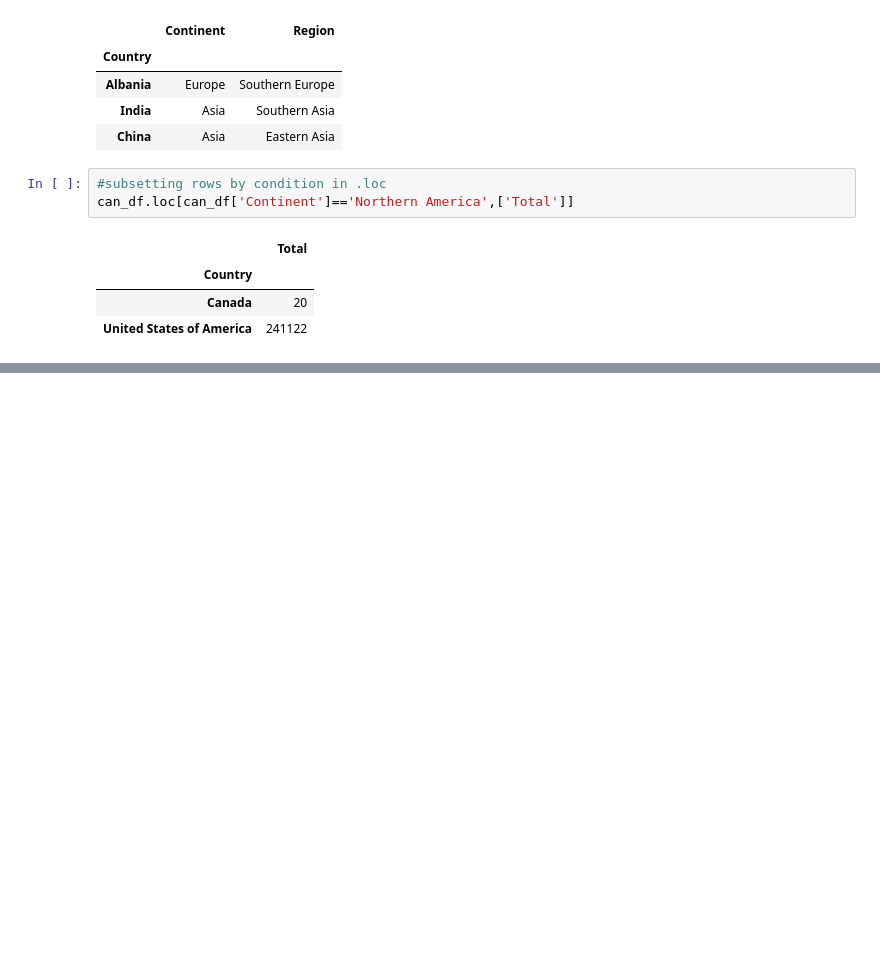
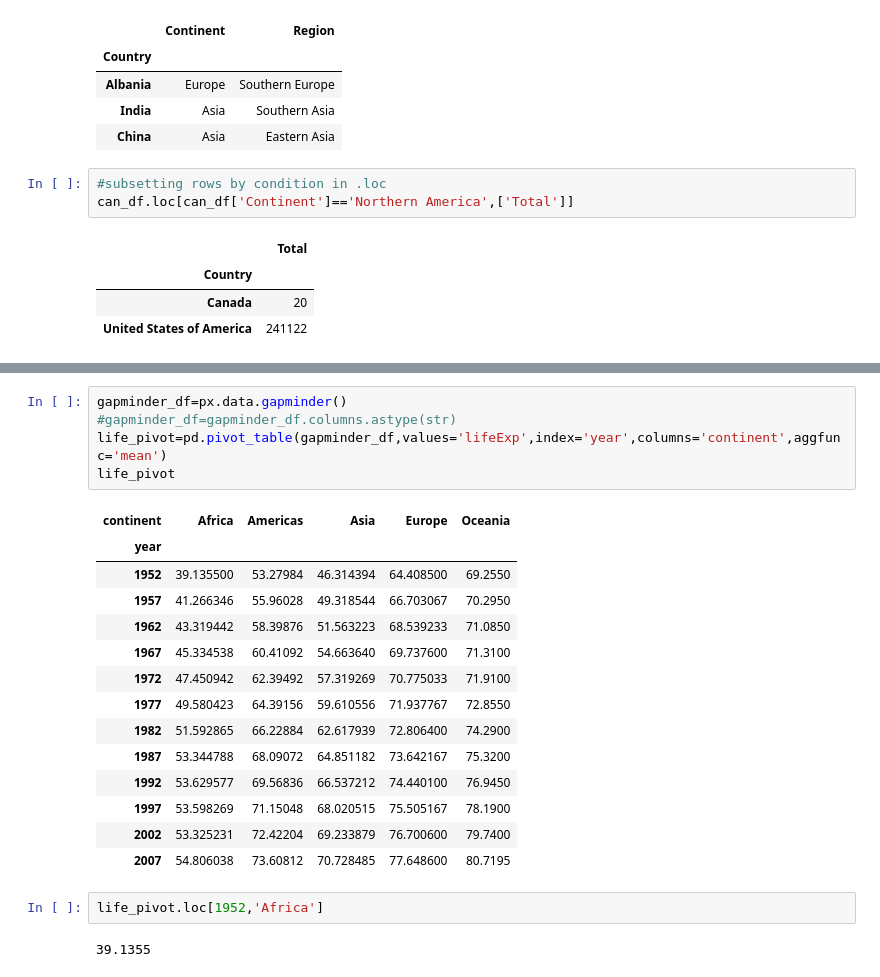
Before and after one commit to ranvir28singh/Data-Anslysis-and-Manipulation, a Jupyter notebook: Wrangling with Pandas.ipynb, the cells around one changed output, grey strips where cells are left out. Drawn from its saved outputs; the diff is of its cells as text; blank space fills up the shorter version.

```diff
--- a/Wrangling with Pandas.ipynb
+++ b/Wrangling with Pandas.ipynb
@@ -325,0 +529,24 @@ can_df.loc[can_df['Continent']=='Northern America',['Total']]
+# %%
+gapminder_df=px.data.gapminder()
+#gapminder_df=gapminder_df.columns.astype(str)
+life_pivot=pd.pivot_table(gapminder_df,values='lifeExp',index='year',columns='continent',aggfunc='mean')
+life_pivot
+# %% [output]
+| continent | Africa | Americas | Asia | Europe | Oceania |
+| year |  |  |  |  |  |
+| 1952 | 39.135500 | 53.27984 | 46.314394 | 64.408500 | 69.2550 |
+| 1957 | 41.266346 | 55.96028 | 49.318544 | 66.703067 | 70.2950 |
+| 1962 | 43.319442 | 58.39876 | 51.563223 | 68.539233 | 71.0850 |
+| 1967 | 45.334538 | 60.41092 | 54.663640 | 69.737600 | 71.3100 |
+| 1972 | 47.450942 | 62.39492 | 57.319269 | 70.775033 | 71.9100 |
+| 1977 | 49.580423 | 64.39156 | 59.610556 | 71.937767 | 72.8550 |
+| 1982 | 51.592865 | 66.22884 | 62.617939 | 72.806400 | 74.2900 |
+| 1987 | 53.344788 | 68.09072 | 64.851182 | 73.642167 | 75.3200 |
+| 1992 | 53.629577 | 69.56836 | 66.537212 | 74.440100 | 76.9450 |
+| 1997 | 53.598269 | 71.15048 | 68.020515 | 75.505167 | 78.1900 |
+| 2002 | 53.325231 | 72.42204 | 69.233879 | 76.700600 | 79.7400 |
+| 2007 | 54.806038 | 73.60812 | 70.728485 | 77.648600 | 80.7195 |
+# %%
+life_pivot.loc[1952,'Africa']
+# %% [output]
+39.1355
```
Also changed, not shown: parts of 34 cells of this notebook, 1 other file.
